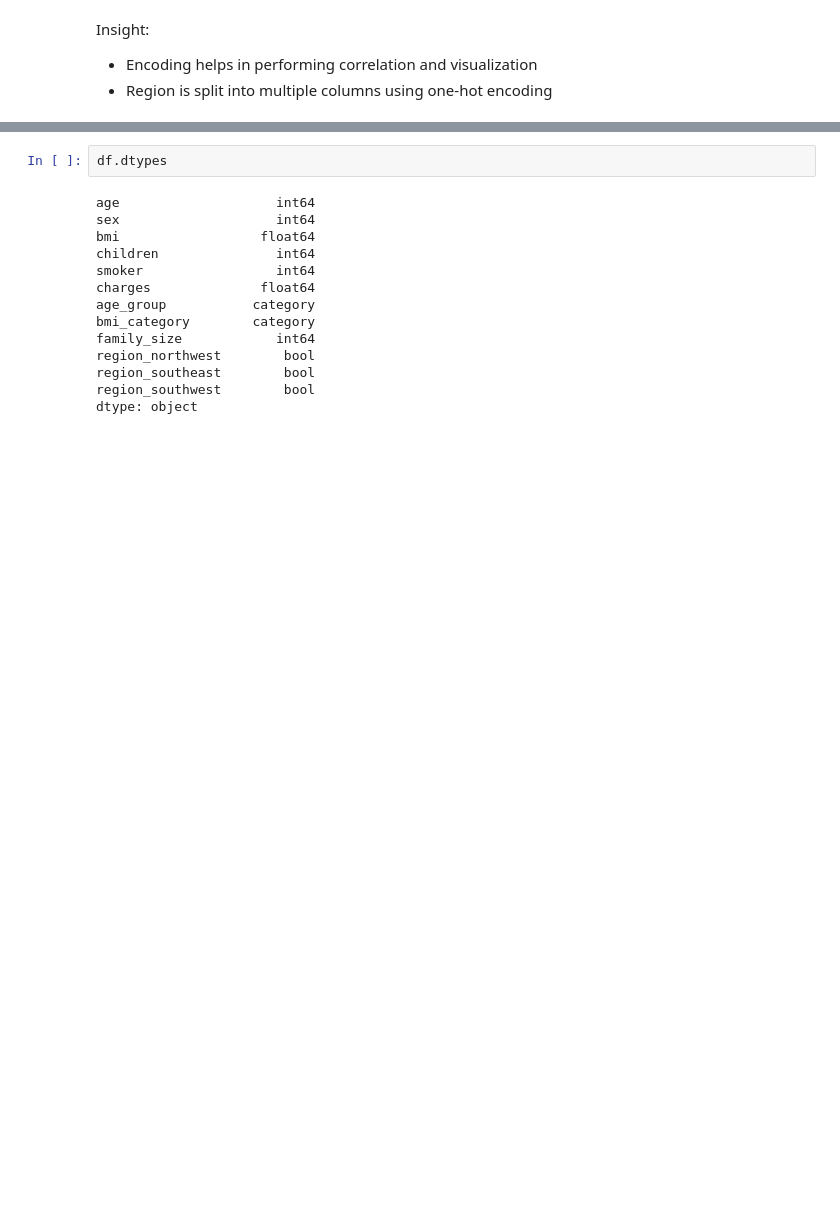
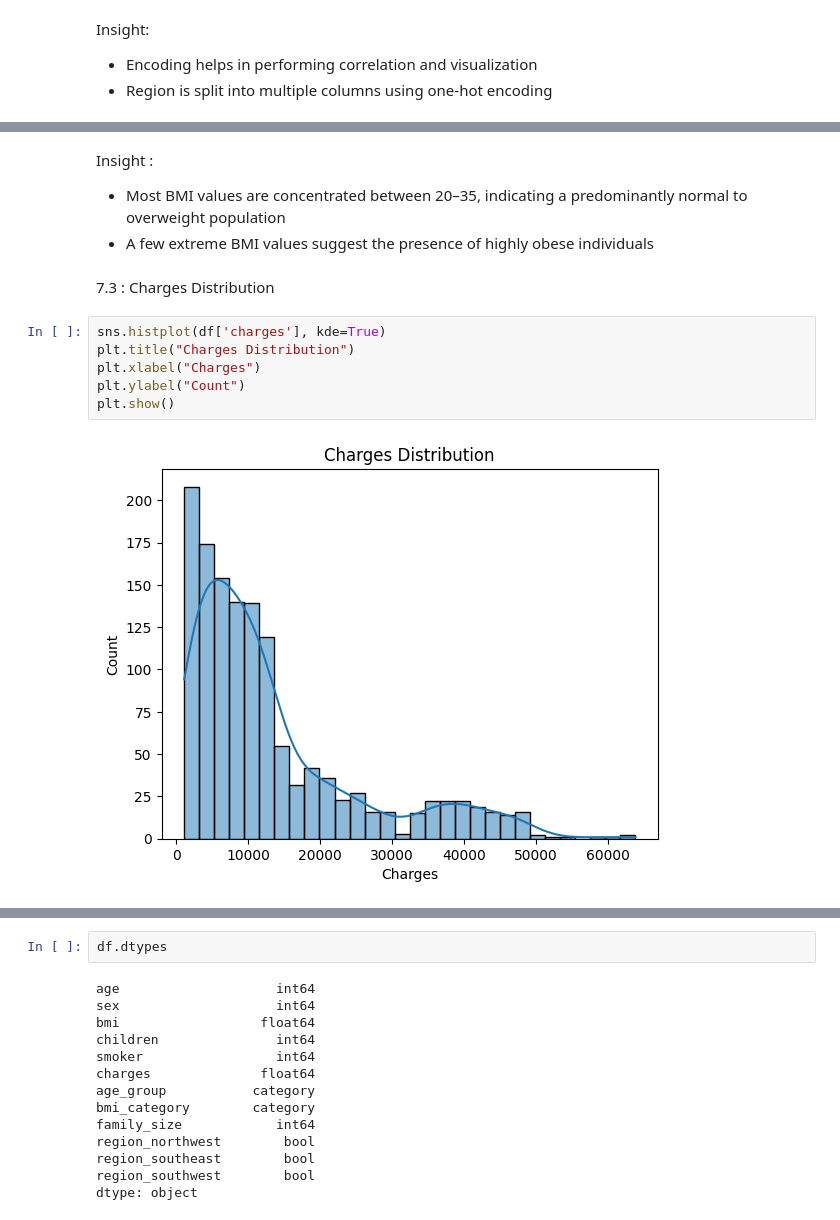
Before and after one commit to siva252005/healthcare-data-analytics, a Jupyter notebook: notebooks/healthcare_analysis.ipynb, the cells around one changed output, grey strips where cells are left out. Cells and saved outputs as stored; diff of their text form; blank space fills up the shorter version.

```diff
--- a/notebooks/healthcare_analysis.ipynb
+++ b/notebooks/healthcare_analysis.ipynb
@@ -195,0 +208,15 @@ Insight:
+# %% [markdown]
+Insight :
+
+- Most BMI values are concentrated between 20–35, indicating a predominantly normal to overweight population
+- A few extreme BMI values suggest the presence of highly obese individuals
+# %% [markdown]
+7.3 : Charges Distribution
+# %%
+sns.histplot(df['charges'], kde=True)
+plt.title("Charges Distribution")
+plt.xlabel("Charges")
+plt.ylabel("Count")
+plt.show()
+# %% [output]
+[figure, added]
```
Also changed, not shown: parts of 42 cells of this notebook.
